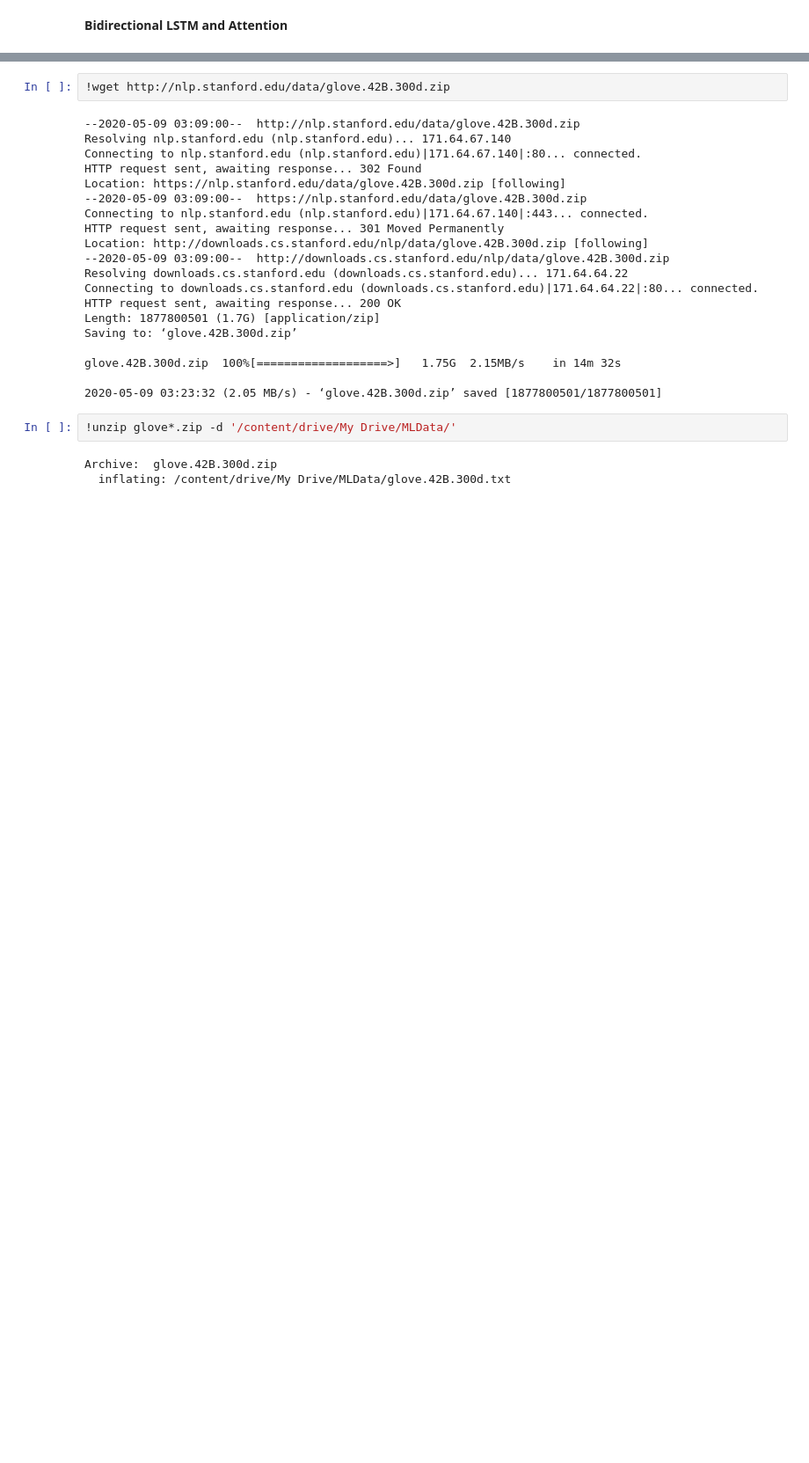
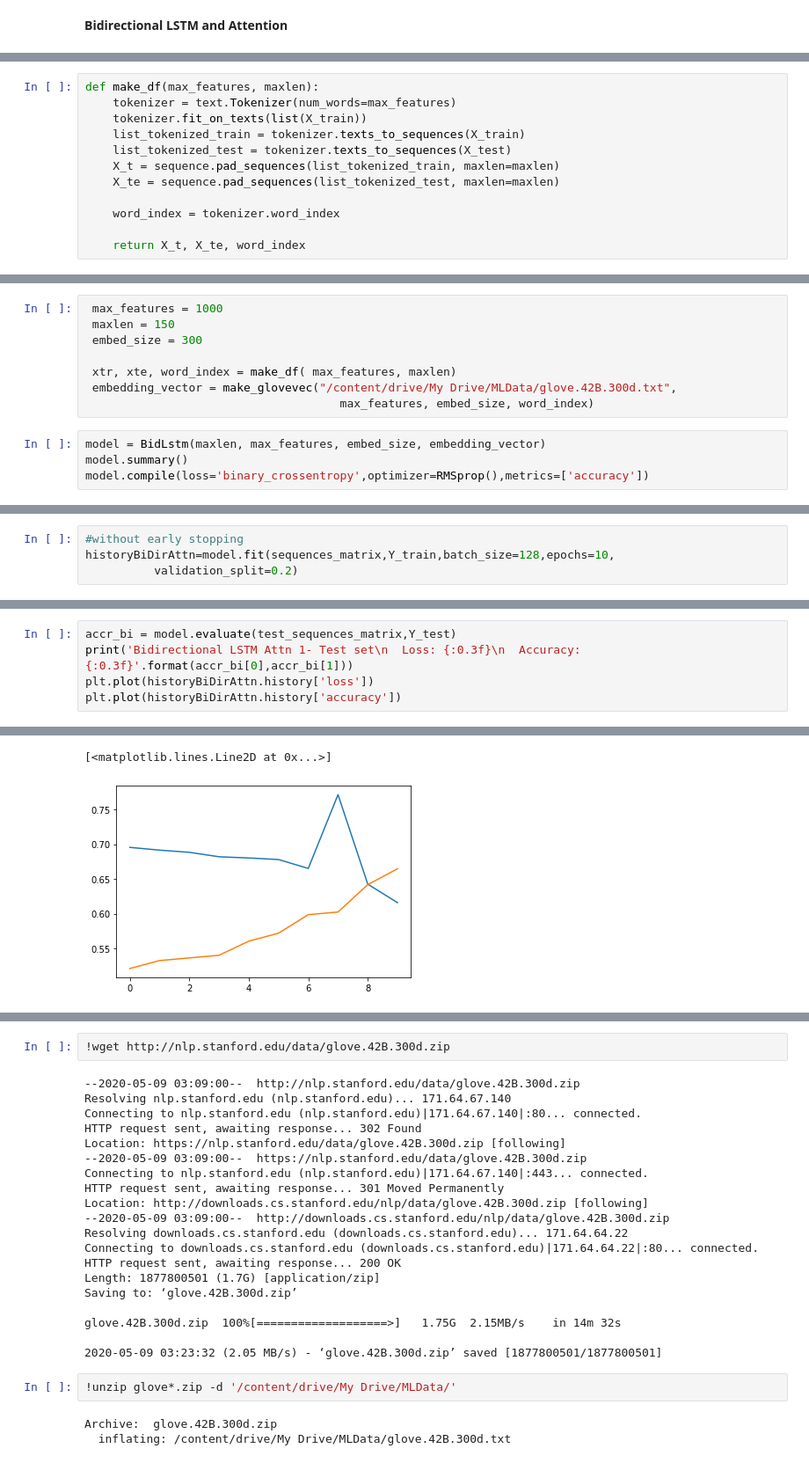
Before and after one commit to amank56/Stock-prediction, a Jupyter notebook: Stock_pridict_bidirectional_attention_lstm.ipynb, the cells around one changed output, grey strips where cells are left out. Shown: that part at 88% size. Cells and saved outputs as stored; diff of their text form; blank space fills up the shorter version.

```diff
--- a/Stock_pridict_bidirectional_attention_lstm.ipynb
+++ b/Stock_pridict_bidirectional_attention_lstm.ipynb
@@ -347,3 +341,15 @@ class Attention(Layer):
 
     def compute_output_shape(self, input_shape):
         return input_shape[0],  self.features_dim
+# %%
+def make_df(max_features, maxlen):
+    tokenizer = text.Tokenizer(num_words=max_features)
+    tokenizer.fit_on_texts(list(X_train))
+    list_tokenized_train = tokenizer.texts_to_sequences(X_train)
+    list_tokenized_test = tokenizer.texts_to_sequences(X_test)
+    X_t = sequence.pad_sequences(list_tokenized_train, maxlen=maxlen)
+    X_te = sequence.pad_sequences(list_tokenized_test, maxlen=maxlen)
+
+    word_index = tokenizer.word_index
+
+    return X_t, X_te, word_index
@@ -349,0 +391,12 @@ class Attention(Layer):
+# %%
+ max_features = 1000
+ maxlen = 150
+ embed_size = 300
+
+ xtr, xte, word_index = make_df( max_features, maxlen)
+ embedding_vector = make_glovevec("/content/drive/My Drive/MLData/glove.42B.300d.txt",
+                                     max_features, embed_size, word_index)
+# %%
+model = BidLstm(maxlen, max_features, embed_size, embedding_vector)
+model.summary()
+model.compile(loss='binary_crossentropy',optimizer=RMSprop(),metrics=['accuracy'])
@@ -349,0 +421,4 @@ class Attention(Layer):
+# %%
+#without early stopping
+historyBiDirAttn=model.fit(sequences_matrix,Y_train,batch_size=128,epochs=10,
+          validation_split=0.2)
@@ -349,0 +443,6 @@ class Attention(Layer):
+# %%
+accr_bi = model.evaluate(test_sequences_matrix,Y_test)
+print('Bidirectional LSTM Attn 1- Test set\n  Loss: {:0.3f}\n  Accuracy: {:0.3f}'.format(accr_bi[0],accr_bi[1]))
+plt.plot(historyBiDirAttn.history['loss'])
+plt.plot(historyBiDirAttn.history['accuracy'])
+# %% [output]
@@ -350,3 +453,5 @@ class Attention(Layer):
+[<matplotlib.lines.Line2D at 0x...>]
+[figure, added]
 # %%
 def BiDirRNNWithAttention(maxlen, max_features, embed_size, embedding_matrix):
     inp = Input(shape=(maxlen, ))
```
Also changed, not shown: parts of 19 cells of this notebook.
